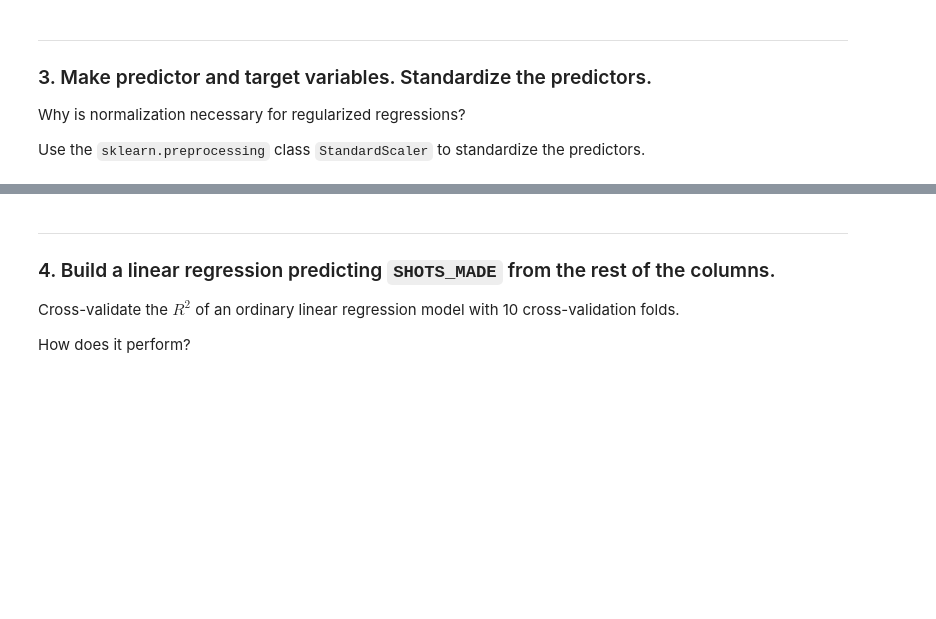
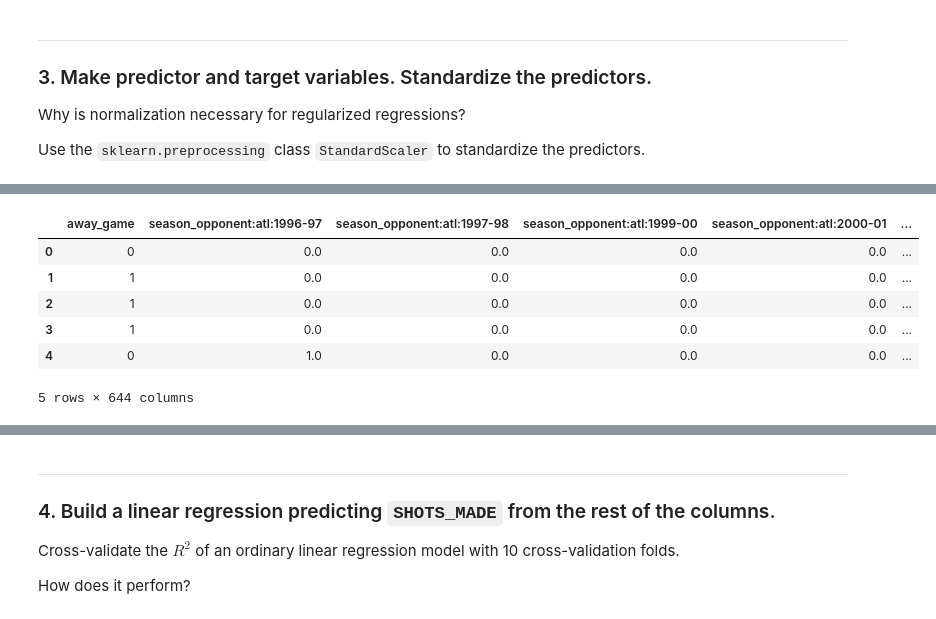
Before and after one commit to jasonjklim/Kobe_shot, a Jupyter notebook: kobe-shots-made-regularization-lab.ipynb, the cells around one changed output, grey strips where cells are left out. Saved outputs shown, nothing was run; the diff lists cells and outputs as text; code cells hidden in the pictures; blank space fills up the shorter version.

```diff
--- a/kobe-shots-made-regularization-lab.ipynb
+++ b/kobe-shots-made-regularization-lab.ipynb
@@ -55,0 +96,14 @@ Use the `sklearn.preprocessing` class `StandardScaler` to standardize the predic
+# %%
+# target is shots_made and all other columns are predictors.
+X = kobe.drop('shots_made', axis=1)
+y = kobe[['shots_made']]
+
+X.head()
+# %% [output]
+|  | away_game | season_opponent:atl:1996-97 | season_opponent:atl:1997-98 | season_opponent:atl:1999-00 | season_opponent:atl:2000-01 | ... |
+| 0 | 0 | 0.0 | 0.0 | 0.0 | 0.0 | ... |
+| 1 | 1 | 0.0 | 0.0 | 0.0 | 0.0 | ... |
+| 2 | 1 | 0.0 | 0.0 | 0.0 | 0.0 | ... |
+| 3 | 1 | 0.0 | 0.0 | 0.0 | 0.0 | ... |
+| 4 | 0 | 1.0 | 0.0 | 0.0 | 0.0 | ... |
+5 rows × 644 columns
```
Also changed, not shown: parts of 52 cells of this notebook.
